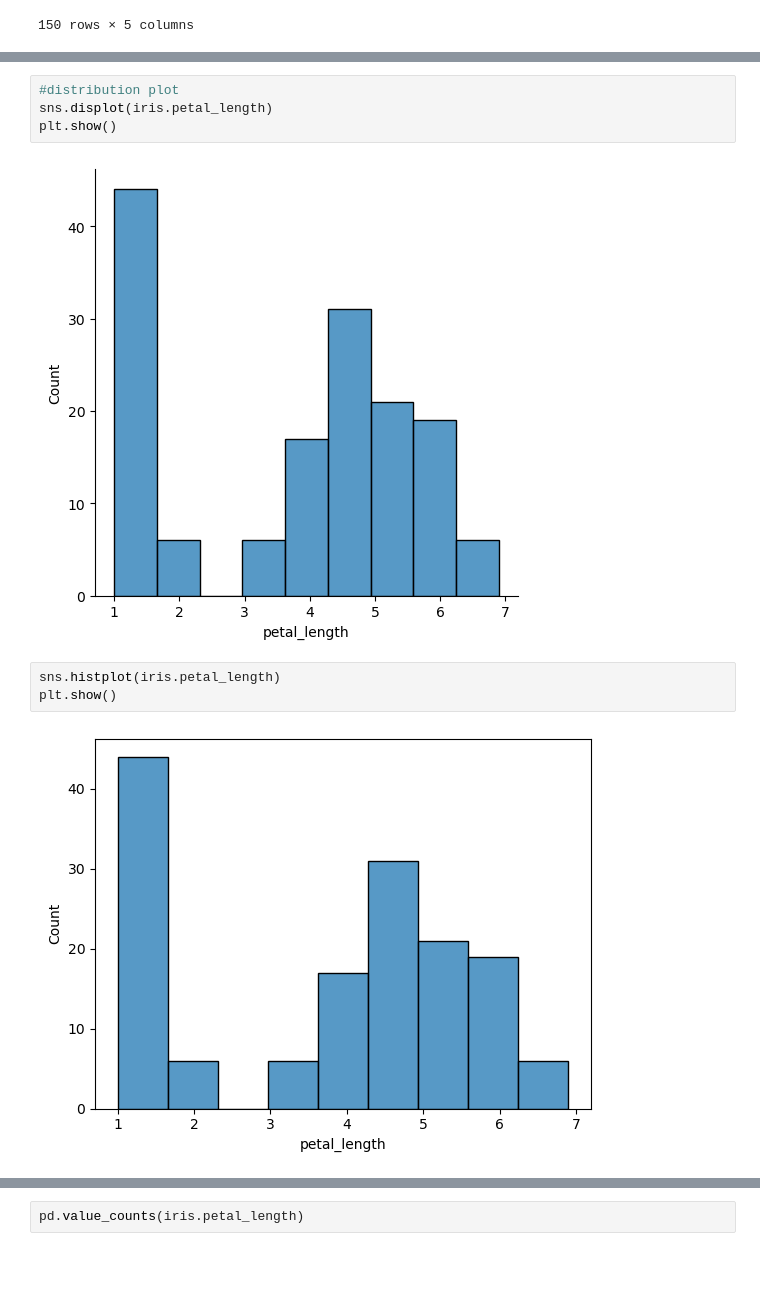
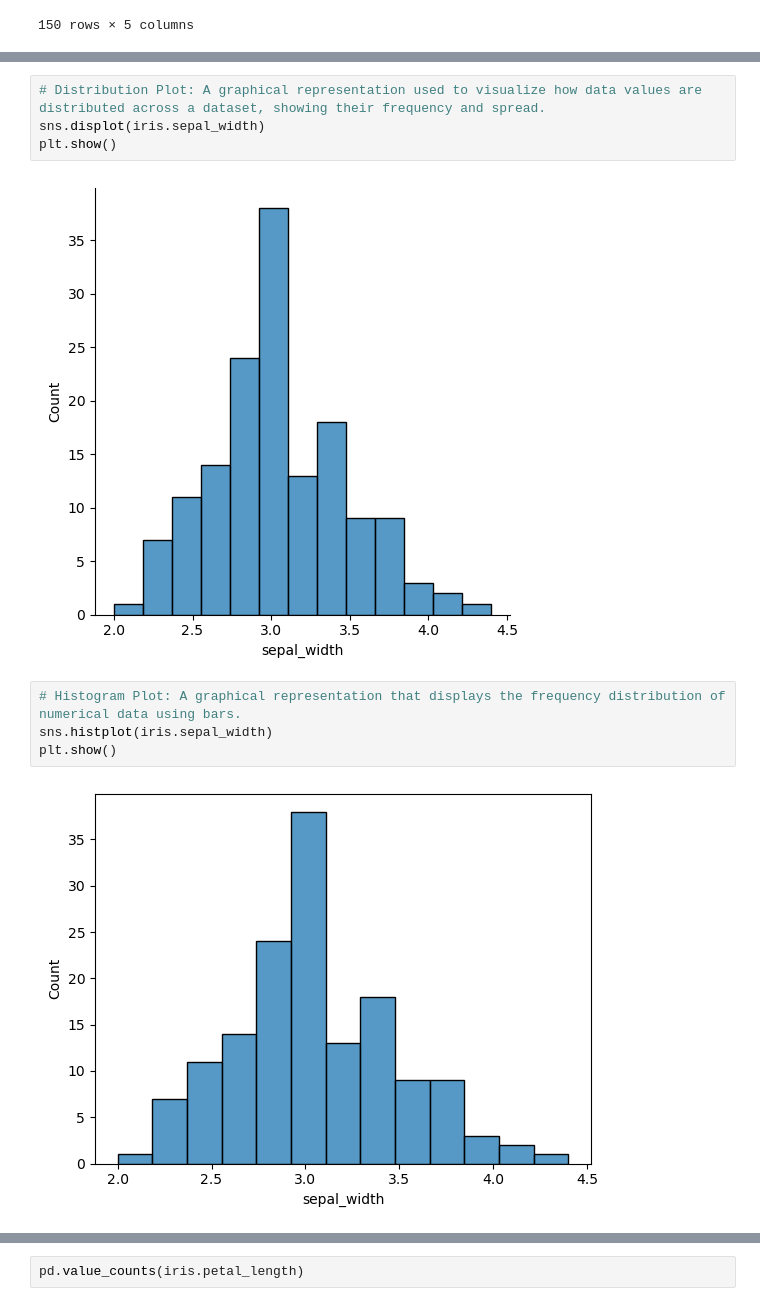
Before and after one commit to Armaan-16/AI-ML-Learnings, a Jupyter notebook: 5-seaborn.ipynb, the cells around one changed output, grey strips where cells are left out. Cells and saved outputs as stored; diff of their text form; blank space fills up the shorter version.

```diff
--- a/5-seaborn.ipynb
+++ b/5-seaborn.ipynb
@@ -39,14 +41,15 @@ iris.isnull().sum()
 4    0
 dtype: int64
 # %%
-#distribution plot
-sns.displot(iris.petal_length)
+# Distribution Plot: A graphical representation used to visualize how data values are distributed across a dataset, showing their frequency and spread.
+sns.displot(iris.sepal_width)
 plt.show()
 # %% [output]
-[figure, old version]
+[figure, new version]
 # %%
-sns.histplot(iris.petal_length)
+# Histogram Plot: A graphical representation that displays the frequency distribution of numerical data using bars.
+sns.histplot(iris.sepal_width)
 plt.show()
 # %% [output]
-[figure, old version]
+[figure, new version]
 # %%
```
Also changed, not shown: parts of 22 cells of this notebook.
